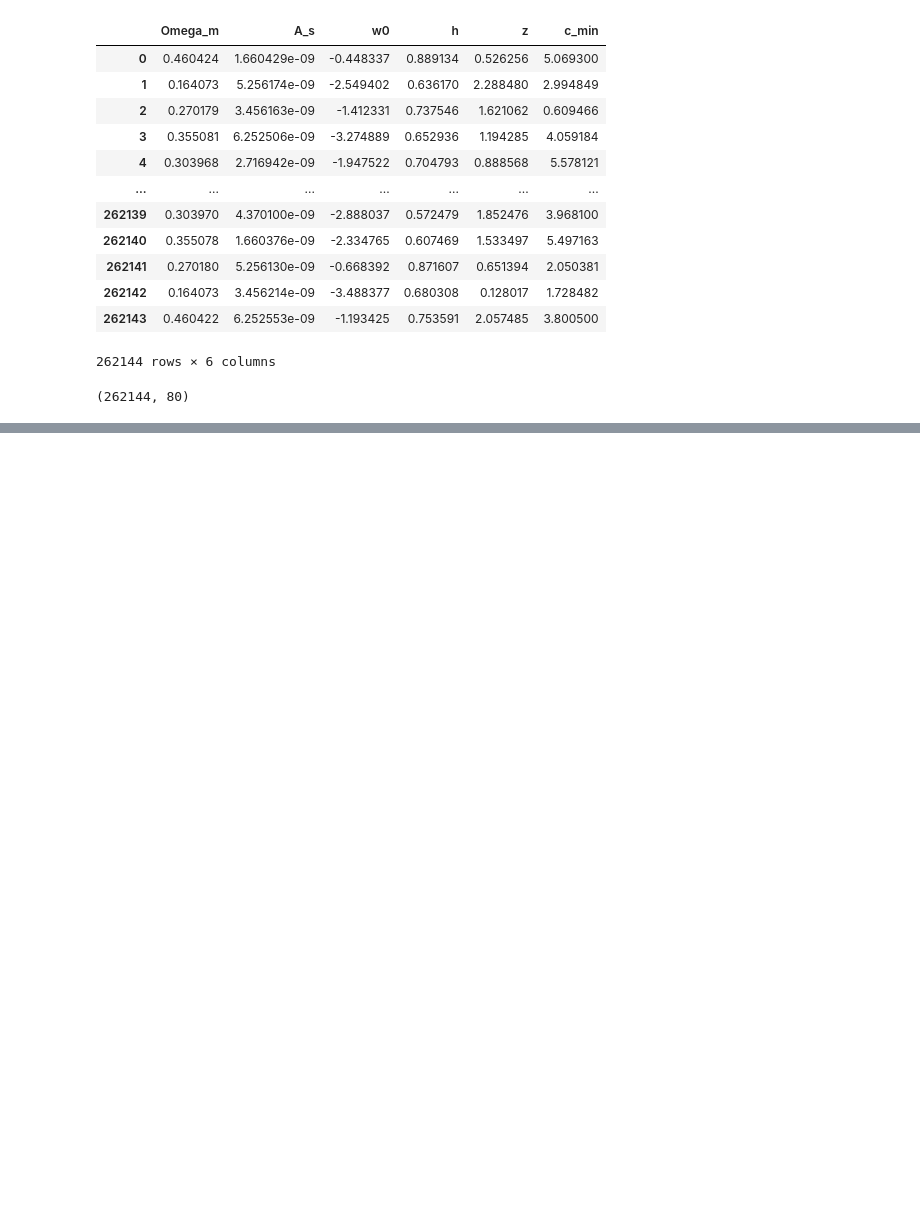
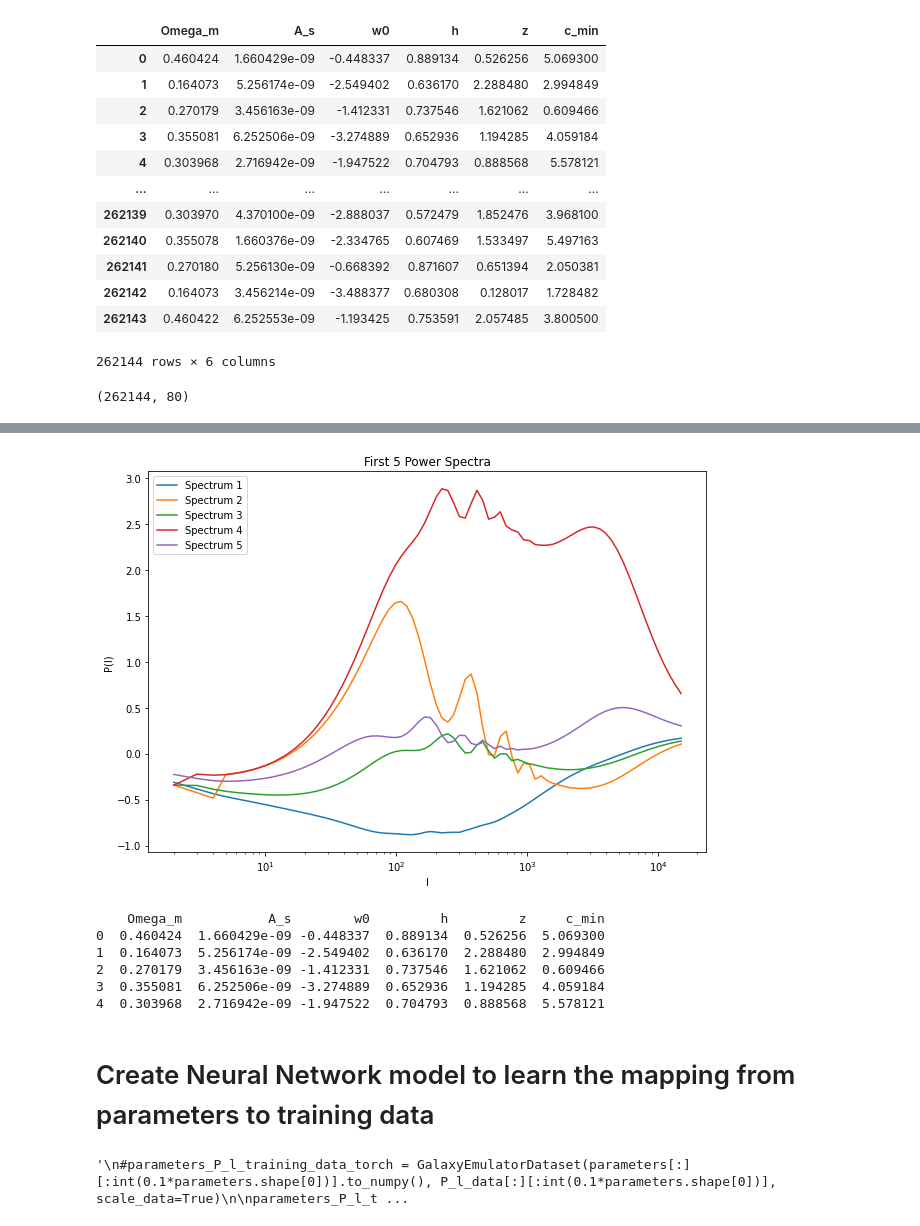
Before and after one commit to Mohinta2892/GalaxyEmulator, a Jupyter notebook: power_spectrum_emulator.ipynb, the cells around one changed output, grey strips where cells are left out. Saved outputs shown, nothing was run; the diff lists cells and outputs as text; code cells hidden in the pictures; blank space fills up the shorter version.

```diff
--- a/power_spectrum_emulator.ipynb
+++ b/power_spectrum_emulator.ipynb
@@ -55,0 +85,6 @@ print(parameters.head(5))
+# %%
+# Split the data into training, testing and validation sets (70-15-15)
+
+P_l_training_data = P_l_data[:int(0.7*P_l_data.shape[0])]
+P_l_testing_data = P_l_data[int(0.7*P_l_data.shape[0]):int(0.85*P_l_data.shape[0])]
+P_l_validation_data = P_l_data[int(0.85*P_l_data.shape[0]):]
@@ -55,0 +99,7 @@ print(parameters.head(5))
+# %%
+# standardize the target training P_l_data
+
+mean_P_l_training_data = np.mean(P_l_training_data, axis=0)
+std_P_l_training_data = np.std(P_l_training_data, axis=0)
+
+P_l_training_data_standardized = (P_l_training_data - mean_P_l_training_data) / std_P_l_training_data
@@ -55,0 +175,25 @@ print(parameters.head(5))
+# %%
+# Plot the first 5 standardized power spectra
+plt.figure(figsize=(10, 7))
+for i in range(5):
+    plt.plot(l_array, P_l_training_data_standardized[i], label=f'Spectrum {i+1}')
+
+plt.xlabel('l')
+plt.ylabel('P(l)')
+plt.title('First 5 Power Spectra')
+plt.xscale('log')
+plt.legend()
+plt.show()
+
+# Display the corresponding cosmological parameters
+print(parameters.head(5))
+# %% [output]
+[figure, added]
+    Omega_m           A_s        w0         h         z     c_min
+0  0.460424  1.660429e-09 -0.448337  0.889134  0.526256  5.069300
+1  0.164073  5.256174e-09 -2.549402  0.636170  2.288480  2.994849
+2  0.270179  3.456163e-09 -1.412331  0.737546  1.621062  0.609466
+3  0.355081  6.252506e-09 -3.274889  0.652936  1.194285  4.059184
+4  0.303968  2.716942e-09 -1.947522  0.704793  0.888568  5.578121
+# %% [markdown]
+# Create Neural Network model to learn the mapping from parameters to training data
@@ -55,0 +273,16 @@ print(parameters.head(5))
+# %%
+'''
+#parameters_P_l_training_data_torch = GalaxyEmulatorDataset(parameters[:][:int(0.1*parameters.shape[0])].to_numpy(), P_l_data[:][:int(0.1*parameters.shape[0])], scale_data=True)
+
+parameters_P_l_training_data_torch = GalaxyEmulatorDataset(parameters[:][:int(0.6*parameters.shape[0])].to_numpy(), P_l_data[:][:int(0.6*P_l_data.shape[0])],
+                                                           parameters[:][int(0.6*parameters.shape[0]):int(0.8*parameters.shape[0])].to_numpy(), P_l_data[int(0.6*P_l_data.shape[0]):int(0.87*P_l_data.shape[0])],
+                                                           parameters[:][int(0.8*parameters.shape[0]):].to_numpy(), P_l_data[int(0.8*P_l_data.shape[0]):],
+                                                           scale_data=True)
+
+
+trainloader = torch.utils.data.DataLoader(parameters_P_l_training_data_torch, batch_size=256, shuffle=True, num_workers=0)
+
+print(trainloader.dataset.X.shape, trainloader.dataset.y.shape, trainloader.dataset.X_test.shape, trainloader.dataset.y_test.shape)
+'''
+# %% [output]
+'\n#parameters_P_l_training_data_torch = GalaxyEmulatorDataset(parameters[:][:int(0.1*parameters.shape[0])].to_numpy(), P_l_data[:][:int(0.1*parameters.shape[0])], scale_data=True)\n\nparameters_P_l_t ...
```
Also changed, not shown: parts of 25 cells of this notebook.
